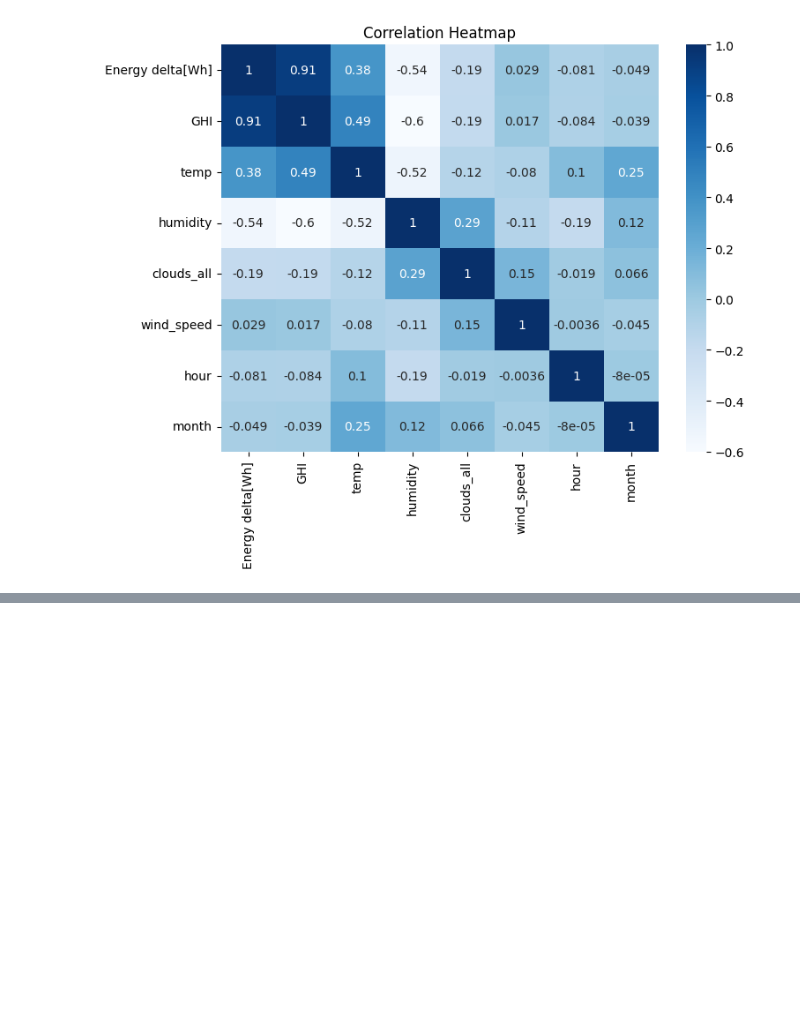
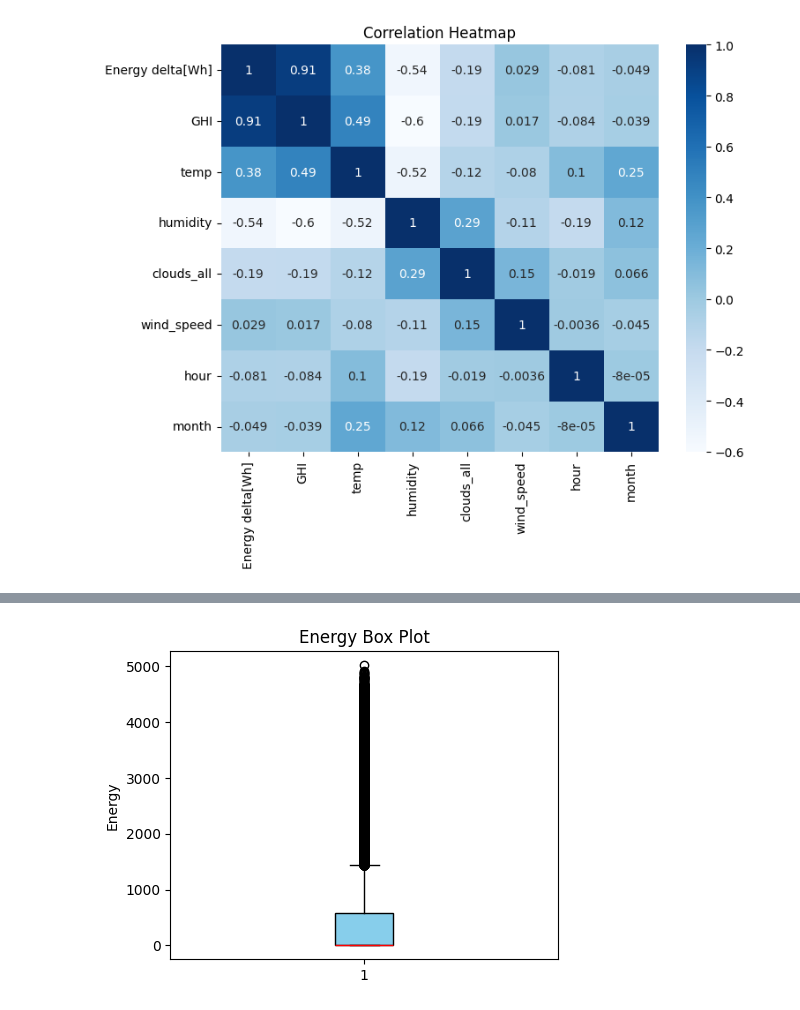
Before and after one commit to samifahim07/Solar_Energy_Prediction, a Jupyter notebook: solar_energy_prediction.ipynb, the cells around one changed output, grey strips where cells are left out. Cells and saved outputs as stored; diff of their text form; code cells hidden in the pictures; blank space fills up the shorter version.

```diff
--- a/solar_energy_prediction.ipynb
+++ b/solar_energy_prediction.ipynb
@@ -181,0 +186,84 @@ plt.show()
+# %%
+# IQR Method
+Q1 = df["Energy delta[Wh]"].quantile(0.25)
+Q3 = df["Energy delta[Wh]"].quantile(0.75)
+
+IQR = Q3 - Q1
+
+lower = Q1 - 1.5 * IQR
+upper = Q3 + 1.5 * IQR
+
+outliers = df[(df["Energy delta[Wh]"] < lower) | (df["Energy delta[Wh]"] > upper)]
+
+print("IQR Outliers :", len(outliers))
+
+
+# Z-Score Method
+z_score = np.abs(stats.zscore(df["Energy delta[Wh]"]))
+
+print("Z-Score Outliers :", (z_score > 3).sum())
+
+
+# Box Plot - Energy
+plt.figure(figsize=(5,4))
+
+plt.boxplot(
+    df["Energy delta[Wh]"].dropna(),
+    patch_artist=True,
+    boxprops=dict(facecolor="skyblue"),
+    medianprops=dict(color="red")
+)
+
+plt.title("Energy Box Plot")
+plt.ylabel("Energy")
+
+plt.show()
+
+
+# Box Plot - GHI
+plt.figure(figsize=(5,4))
+
+plt.boxplot(
+    df["GHI"].dropna(),
+    patch_artist=True,
+    boxprops=dict(facecolor="lightgreen"),
+    medianprops=dict(color="red")
+)
+
+plt.title("GHI Box Plot")
+plt.ylabel("GHI")
+
+plt.show()
+
+
+# Box Plot - Temperature
+plt.figure(figsize=(5,4))
+
+plt.boxplot(
+    df["temp"].dropna(),
+    patch_artist=True,
+    boxprops=dict(facecolor="orange"),
+    medianprops=dict(color="red")
+)
+
+plt.title("Temperature Box Plot")
+plt.ylabel("Temperature")
+
+plt.show()
+
+
+# Box Plot - Cloud Cover
+plt.figure(figsize=(5,4))
+
+plt.boxplot(
+    df["clouds_all"].dropna(),
+    patch_artist=True,
+    boxprops=dict(facecolor="pink"),
+    medianprops=dict(color="red")
+)
+
+plt.title("Cloud Cover Box Plot")
+plt.ylabel("Cloud Cover")
+
+plt.show()
+# %% [output]
@@ -181,0 +272 @@ plt.show()
+[figure, added]
```
Also changed, not shown: parts of 3 cells of this notebook.
